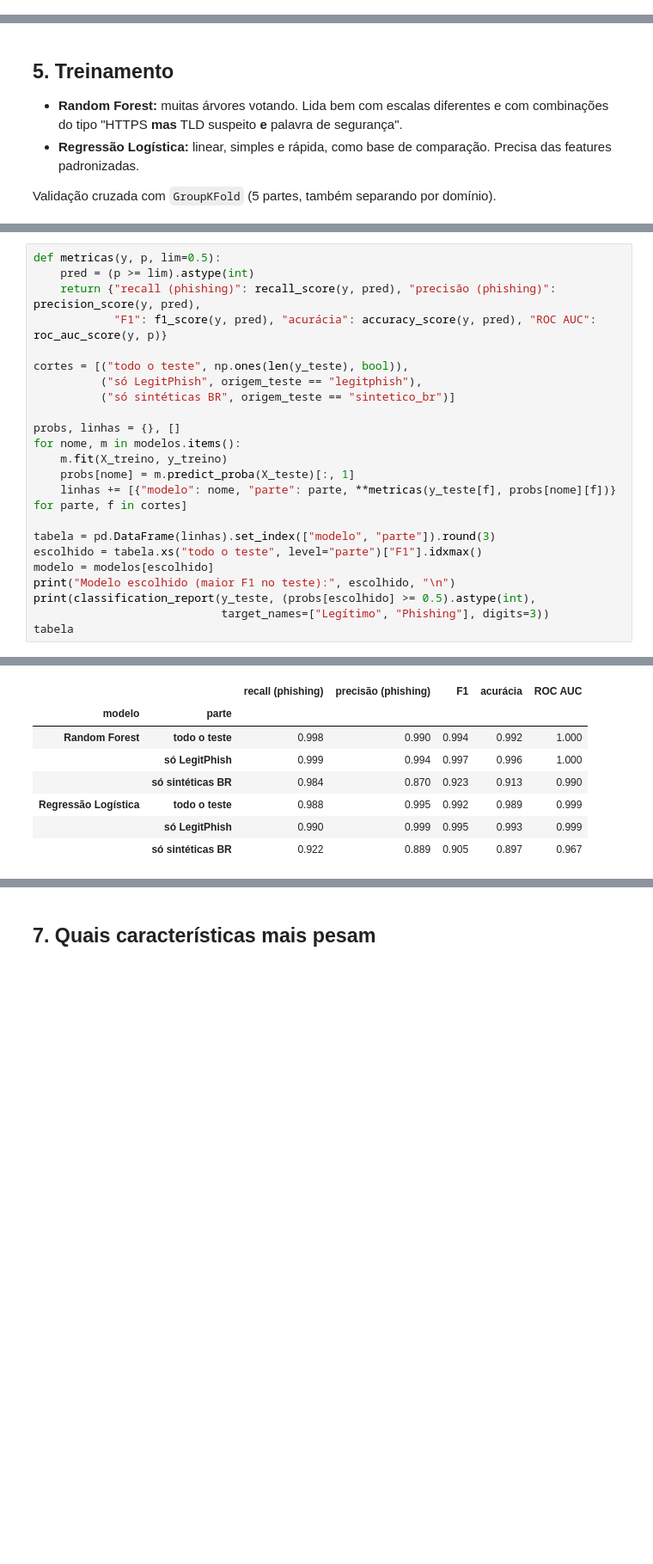
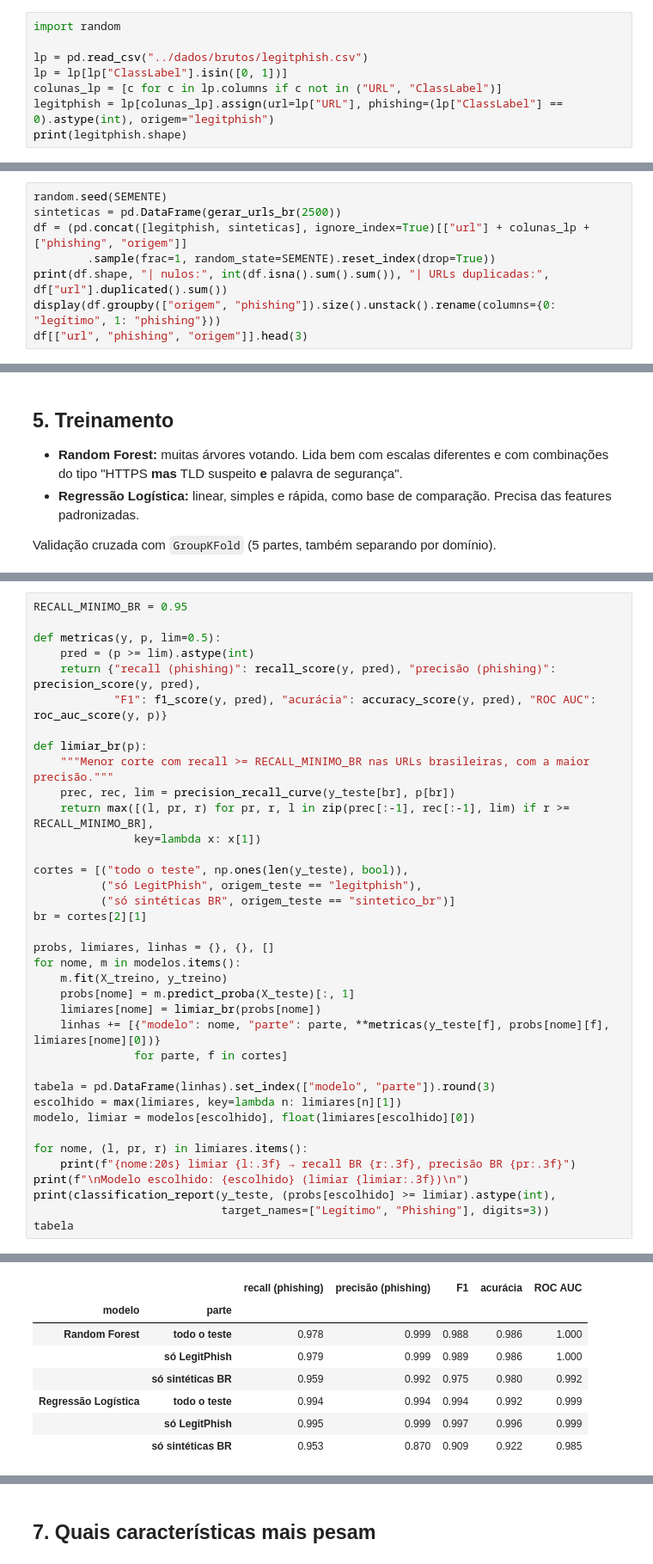
Before and after one commit to desconfie-globalsolution2026-2sem/IAchatbot-desconife-2sem, a Jupyter notebook: notebooks/02_modelo_url_phishing.ipynb, the cells around one changed output, grey strips where cells are left out. Shown at 86% size. Drawn from its saved outputs; the diff is of its cells as text; blank space fills up the shorter version.

```diff
--- a/notebooks/02_modelo_url_phishing.ipynb
+++ b/notebooks/02_modelo_url_phishing.ipynb
@@ -57,0 +51,8 @@ df[["url", "phishing", "origem"]].head(3)
+# %%
+import random
+
+lp = pd.read_csv("../dados/brutos/legitphish.csv")
+lp = lp[lp["ClassLabel"].isin([0, 1])]
+colunas_lp = [c for c in lp.columns if c not in ("URL", "ClassLabel")]
+legitphish = lp[colunas_lp].assign(url=lp["URL"], phishing=(lp["ClassLabel"] == 0).astype(int), origem="legitphish")
+print(legitphish.shape)
@@ -57,0 +121,8 @@ df[["url", "phishing", "origem"]].head(3)
+# %%
+random.seed(SEMENTE)
+sinteticas = pd.DataFrame(gerar_urls_br(2500))
+df = (pd.concat([legitphish, sinteticas], ignore_index=True)[["url"] + colunas_lp + ["phishing", "origem"]]
+        .sample(frac=1, random_state=SEMENTE).reset_index(drop=True))
+print(df.shape, "| nulos:", int(df.isna().sum().sum()), "| URLs duplicadas:", df["url"].duplicated().sum())
+display(df.groupby(["origem", "phishing"]).size().unstack().rename(columns={0: "legítimo", 1: "phishing"}))
+df[["url", "phishing", "origem"]].head(3)
@@ -245,24 +331,38 @@ interessa ao Desconfie, e é também o mais difícil.
 # %%
+RECALL_MINIMO_BR = 0.95
+
 def metricas(y, p, lim=0.5):
     pred = (p >= lim).astype(int)
     return {"recall (phishing)": recall_score(y, pred), "precisão (phishing)": precision_score(y, pred),
             "F1": f1_score(y, pred), "acurácia": accuracy_score(y, pred), "ROC AUC": roc_auc_score(y, p)}
 
+def limiar_br(p):
+    """Menor corte com recall >= RECALL_MINIMO_BR nas URLs brasileiras, com a maior precisão."""
+    prec, rec, lim = precision_recall_curve(y_teste[br], p[br])
+    return max([(l, pr, r) for pr, r, l in zip(prec[:-1], rec[:-1], lim) if r >= RECALL_MINIMO_BR],
+               key=lambda x: x[1])
+
 cortes = [("todo o teste", np.ones(len(y_teste), bool)),
           ("só LegitPhish", origem_teste == "legitphish"),
           ("só sintéticas BR", origem_teste == "sintetico_br")]
+br = cortes[2][1]
 
-probs, linhas = {}, []
+probs, limiares, linhas = {}, {}, []
 for nome, m in modelos.items():
     m.fit(X_treino, y_treino)
     probs[nome] = m.predict_proba(X_teste)[:, 1]
-    linhas += [{"modelo": nome, "parte": parte, **metricas(y_teste[f], probs[nome][f])} for parte, f in cortes]
+    limiares[nome] = limiar_br(probs[nome])
+    linhas += [{"modelo": nome, "parte": parte, **metricas(y_teste[f], probs[nome][f], limiares[nome][0])}
+               for parte, f in cortes]
 
 tabela = pd.DataFrame(linhas).set_index(["modelo", "parte"]).round(3)
-escolhido = tabela.xs("todo o teste", level="parte")["F1"].idxmax()
-modelo = modelos[escolhido]
-print("Modelo escolhido (maior F1 no teste):", escolhido, "\n")
-print(classification_report(y_teste, (probs[escolhido] >= 0.5).astype(int),
+escolhido = max(limiares, key=lambda n: limiares[n][1])
+modelo, limiar = modelos[escolhido], float(limiares[escolhido][0])
+
+for nome, (l, pr, r) in limiares.items():
+    print(f"{nome:20s} limiar {l:.3f} → recall BR {r:.3f}, precisão BR {pr:.3f}")
+print(f"\nModelo escolhido: {escolhido} (limiar {limiar:.3f})\n")
+print(classification_report(y_teste, (probs[escolhido] >= limiar).astype(int),
                             target_names=["Legítimo", "Phishing"], digits=3))
 tabela
 # %% [output]
@@ -279,11 +382,11 @@ weighted avg      0.992     0.992     0.992     23525
 |  |  | recall (phishing) | precisão (phishing) | F1 | acurácia | ROC AUC |
 | modelo | parte |  |  |  |  |  |
-| Random Forest | todo o teste | 0.998 | 0.990 | 0.994 | 0.992 | 1.000 |
-|  | só LegitPhish | 0.999 | 0.994 | 0.997 | 0.996 | 1.000 |
-|  | só sintéticas BR | 0.984 | 0.870 | 0.923 | 0.913 | 0.990 |
-| Regressão Logística | todo o teste | 0.988 | 0.995 | 0.992 | 0.989 | 0.999 |
-|  | só LegitPhish | 0.990 | 0.999 | 0.995 | 0.993 | 0.999 |
-|  | só sintéticas BR | 0.922 | 0.889 | 0.905 | 0.897 | 0.967 |
+| Random Forest | todo o teste | 0.978 | 0.999 | 0.988 | 0.986 | 1.000 |
+|  | só LegitPhish | 0.979 | 0.999 | 0.989 | 0.986 | 1.000 |
+|  | só sintéticas BR | 0.959 | 0.992 | 0.975 | 0.980 | 0.992 |
+| Regressão Logística | todo o teste | 0.994 | 0.994 | 0.994 | 0.992 | 0.999 |
+|  | só LegitPhish | 0.995 | 0.999 | 0.997 | 0.996 | 0.999 |
+|  | só sintéticas BR | 0.953 | 0.870 | 0.909 | 0.922 | 0.985 |
 # %%
 fig, ax = plt.subplots(1, 3, figsize=(16, 4.5))
 for a, (nome, p) in zip(ax, probs.items()):
```
Also changed, not shown: parts of 23 cells of this notebook, 9 other files.
